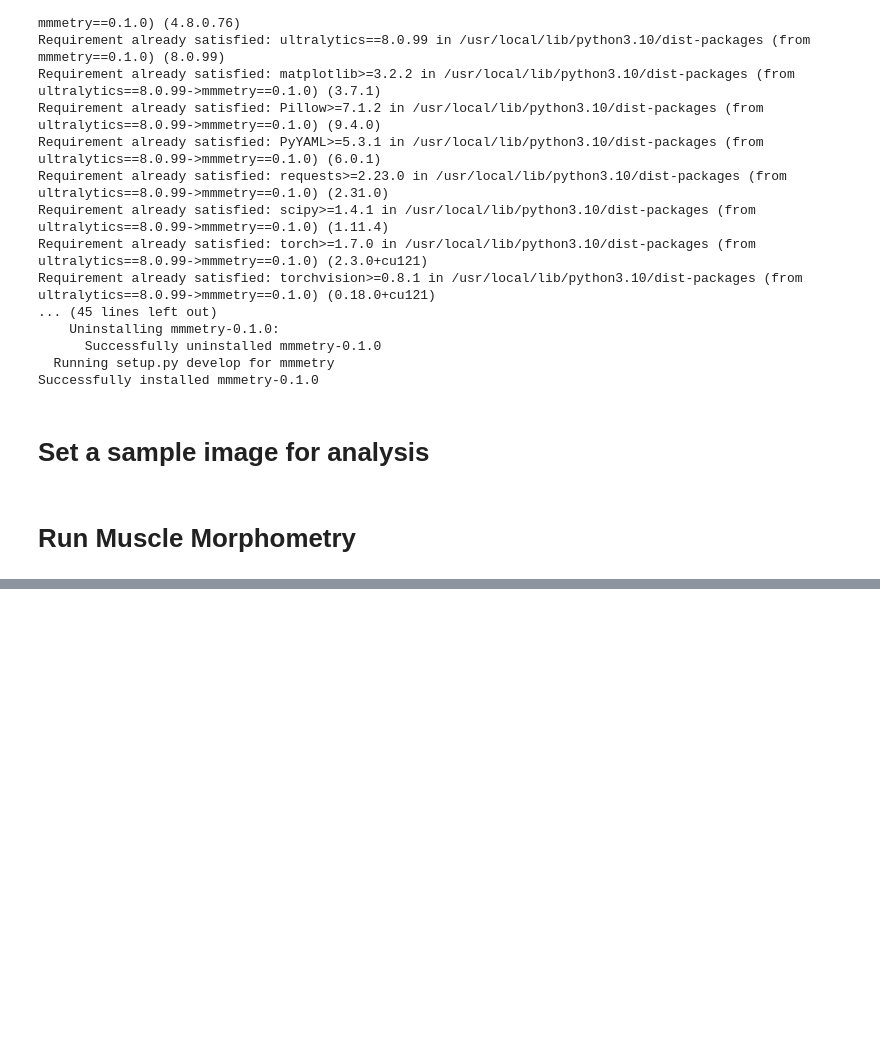
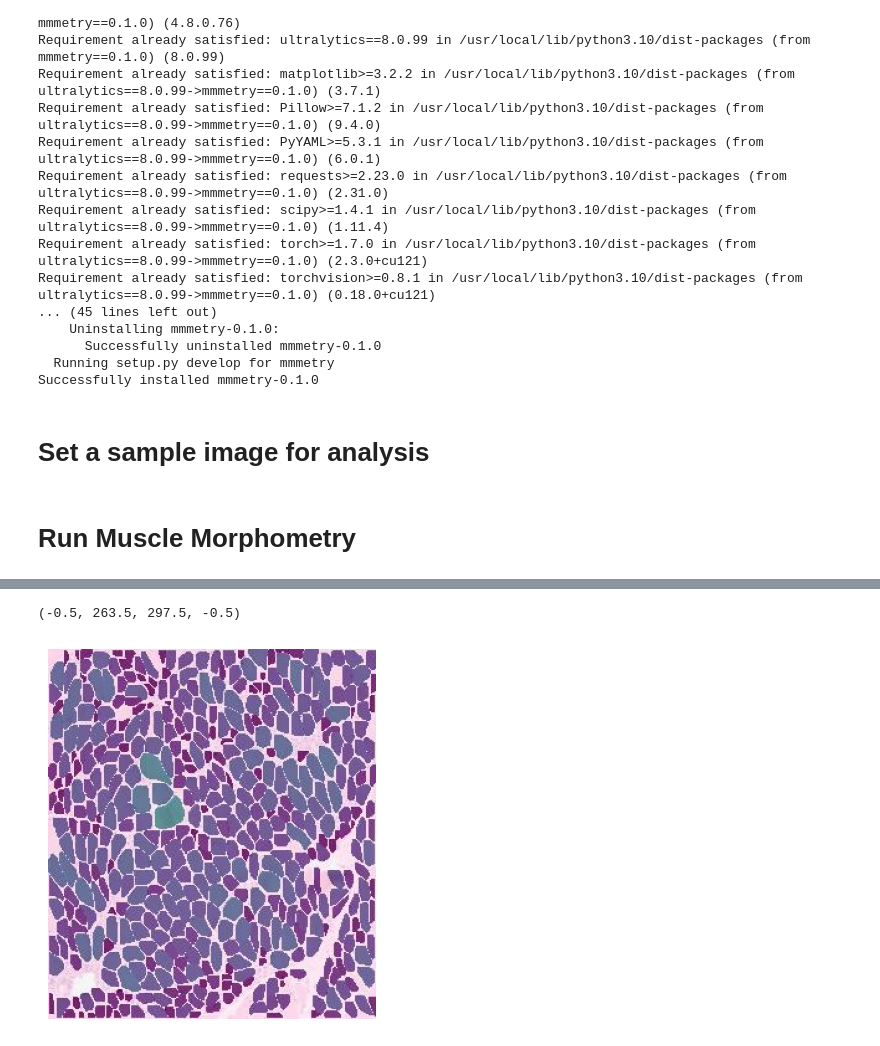
Before and after one commit to onnonuro/mmmetry, a Jupyter notebook: tutorial.ipynb, the cells around one changed output, grey strips where cells are left out. Cells and saved outputs as stored; diff of their text form; code cells hidden in the pictures; blank space fills up the shorter version.

```diff
--- a/tutorial.ipynb
+++ b/tutorial.ipynb
@@ -103,3 +118,11 @@ NameError: name 'time' is not defined
+# %%
+img = Image.open(f'/Users/M286333/Documents/_projects/mmmetry/results/sample_ALS_crop/sample_ALS_crop_area.jpg')
+array = np.array(img)
+plt.imshow(array)
+plt.axis('off')
+# %% [output]
+(-0.5, 263.5, 297.5, -0.5)
+[figure, added]
 # %%
 # Uncomment to unassign resources in Google Colab when finished.
 # from google.colab import runtime
```
Also changed, not shown: parts of 3 cells of this notebook, 1 other file.
